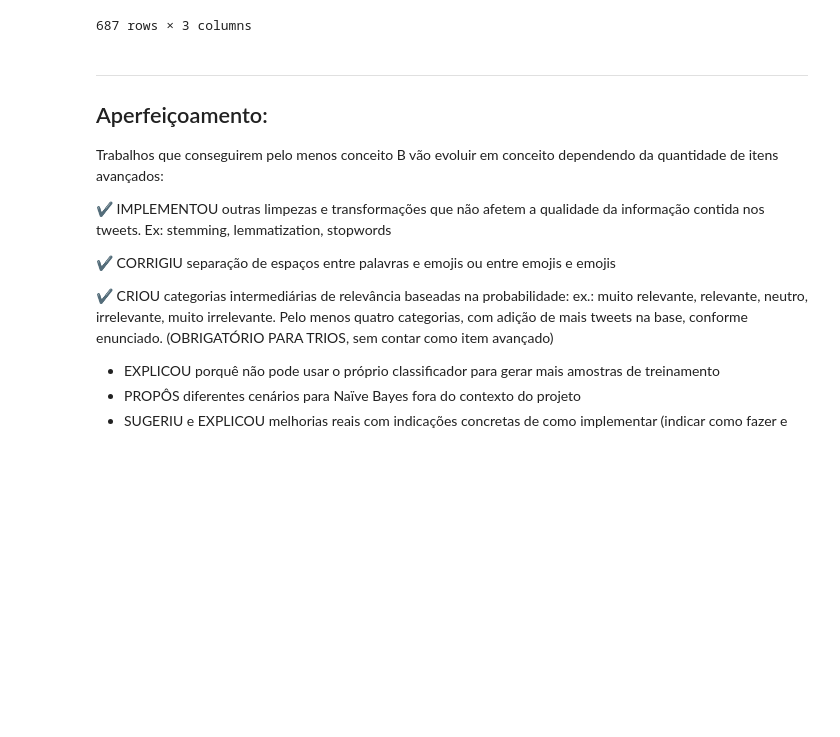
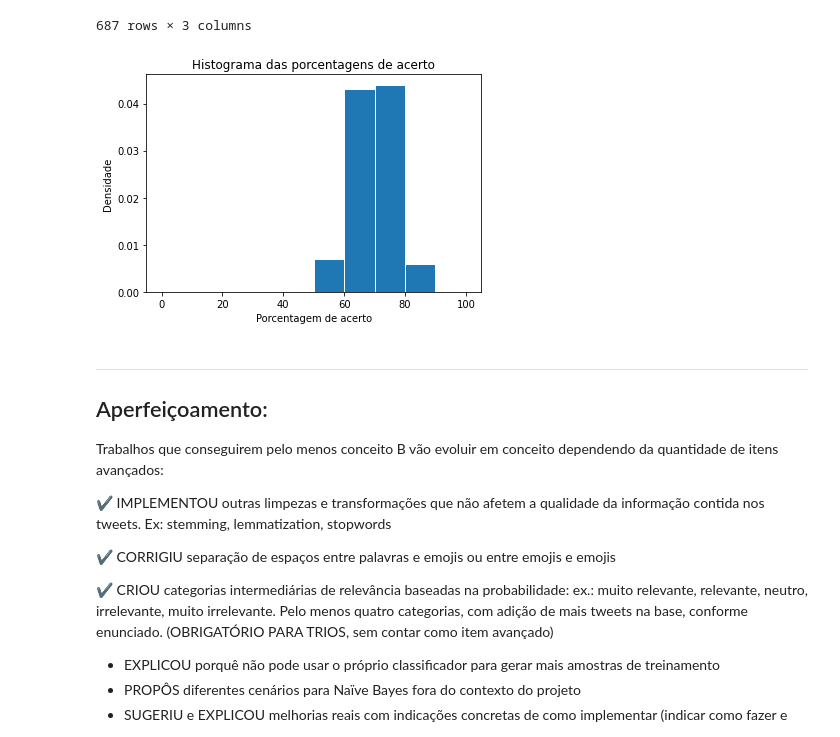
Before and after one commit to MekhyW/NBayes-Tweet-Classifier, a Jupyter notebook: Projeto1_Layout_Classificador.ipynb, the cells around one changed output. Cells and saved outputs as stored; diff of their text form; code cells hidden in the pictures; blank space fills up the shorter version.

```diff
--- a/Projeto1_Layout_Classificador.ipynb
+++ b/Projeto1_Layout_Classificador.ipynb
@@ -287,7 +287,9 @@ acertos = []
 for i in range(1,101):
     # Formando amostras:
     train = completo.sample(frac=0.6,random_state=i)
+    train = train.reset_index(drop=True)
     test = completo.drop(train.index).sample(frac=1.0)
+    test = test.reset_index(drop=True)
     # Filtrando:
     train["Tweet"].str.lower()
     test["Tweet"].str.lower()
@@ -381,14 +383,15 @@ for i in range(1,101):
 # %%
 # Plotando um histograma com a porcentagem de acertos:
 
 faixa = np.arange(0,101,10)
 
-plt.figure(figsize=(10,15))
 plt.hist(acertos,bins=faixa,density=True,edgecolor='white')
 plt.xlabel('Porcentagem de acerto')
 plt.ylabel('Densidade')
 plt.title('Histograma das porcentagens de acerto')
 plt.show()
+# %% [output]
+[figure, added]
 # %% [markdown]
 ___
 ## Aperfeiçoamento:
```
